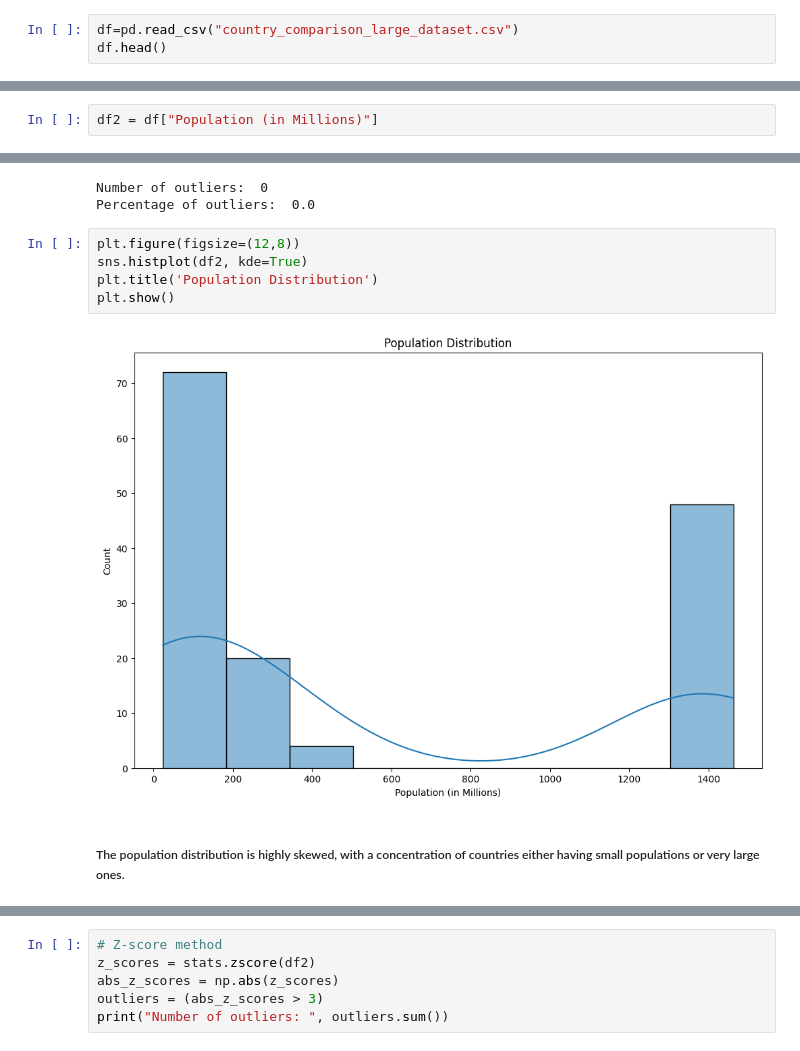
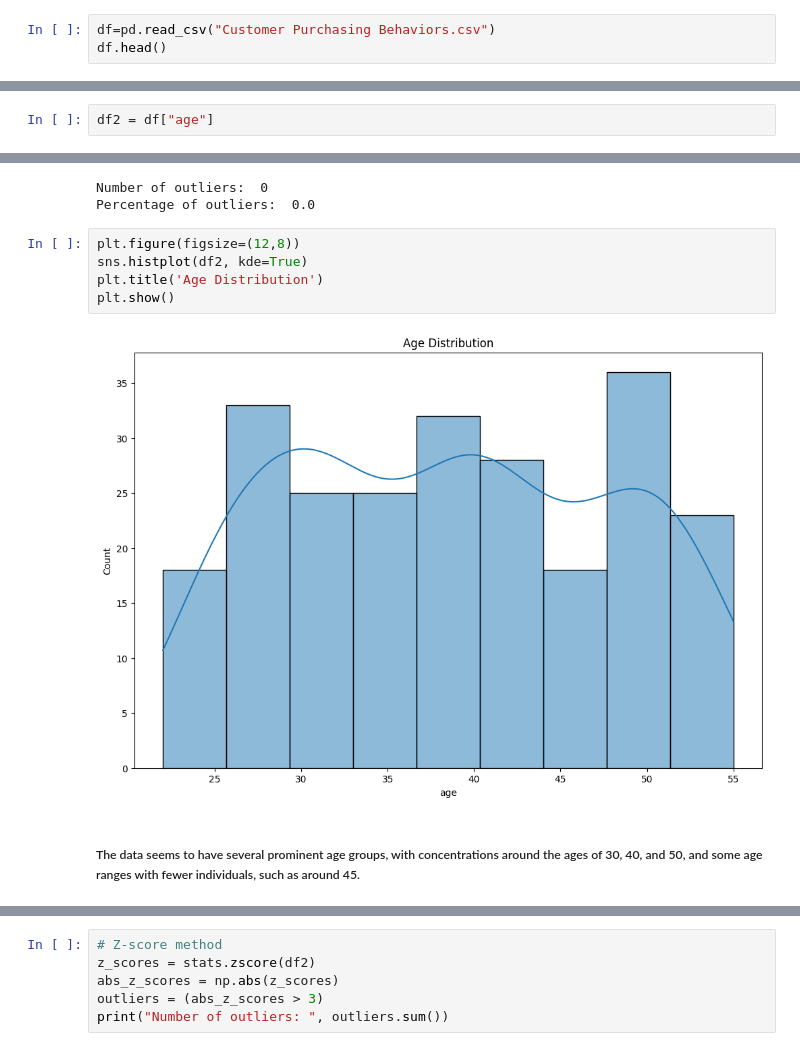
Before and after one commit to Vrishank-Saini/DAI-Assignment, a Jupyter notebook: Assignment.ipynb, the cells around one changed output, grey strips where cells are left out. Saved outputs shown, nothing was run; the diff lists cells and outputs as text.

```diff
--- a/Assignment.ipynb
+++ b/Assignment.ipynb
@@ -5,6 +5,6 @@ import matplotlib.pyplot as plt
 import seaborn as sns
 import scipy.stats as stats
 # %%
-df=pd.read_csv("country_comparison_large_dataset.csv")
+df=pd.read_csv("Customer Purchasing Behaviors.csv")
 df.head()
 # %% [output]
@@ -95,7 +74,7 @@ df.shape
 # %% [markdown]
 # Univariate Analysis
 # %%
-df2 = df["Population (in Millions)"]
+df2 = df["age"]
 # %%
 # We see that there are no null columns
 df2.isna().sum()
@@ -151,11 +130,11 @@ Percentage of outliers:  0.0
 # %%
 plt.figure(figsize=(12,8))
 sns.histplot(df2, kde=True)
-plt.title('Population Distribution')
+plt.title('Age Distribution')
 plt.show()
 # %% [output]
-[figure, old version]
+[figure, new version]
-# %% [markdown]
-##### The population distribution is highly skewed, with a concentration of countries either having small populations or very large ones.
+# %% [markdown]
+#####  The data seems to have several prominent age groups, with concentrations around the ages of 30, 40, and 50, and some age ranges with fewer individuals, such as around 45.
 # %%
 plt.subplot(1, 2, 1)
```
Also changed, not shown: parts of 40 cells of this notebook.
